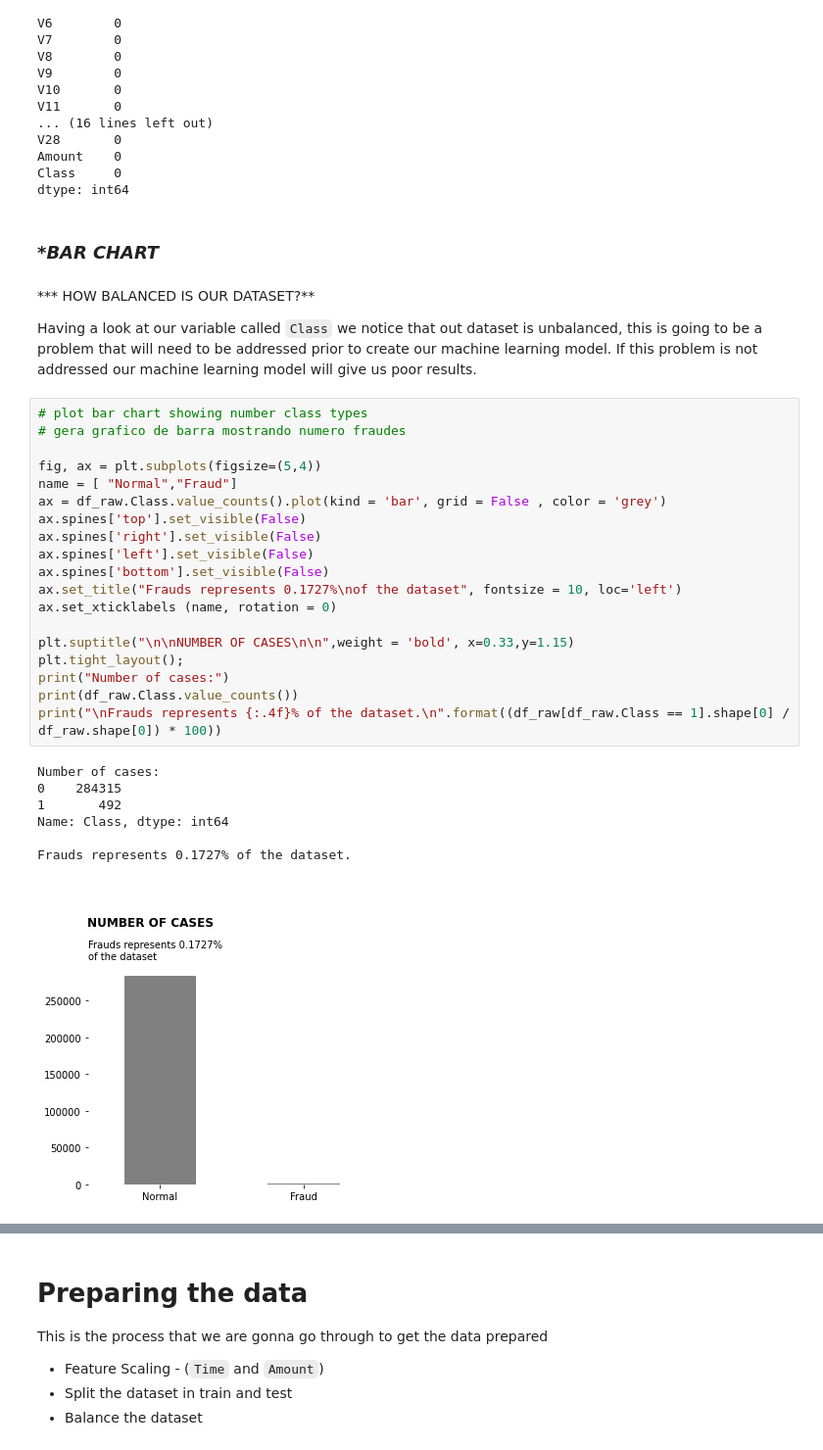
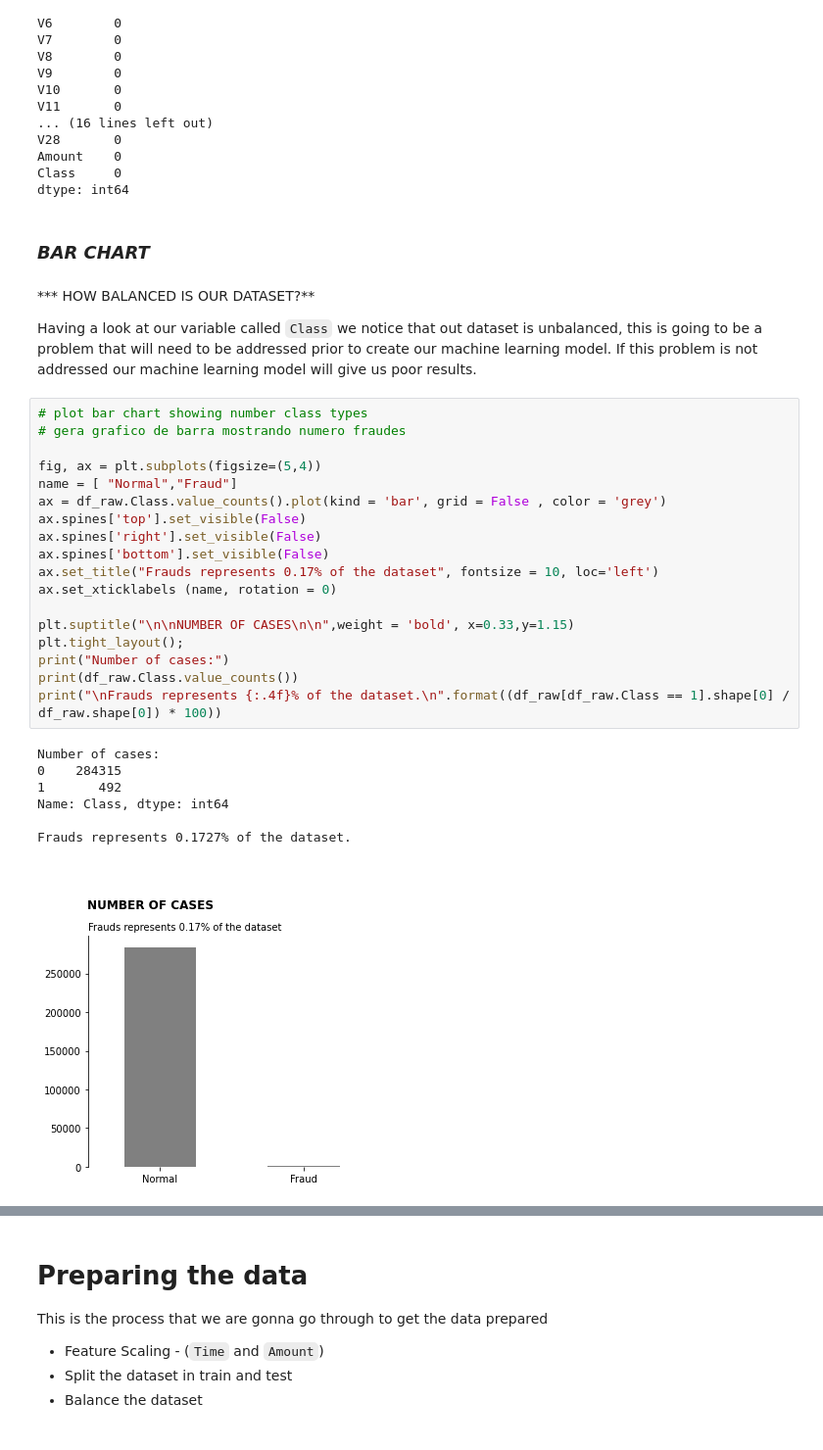
Before and after one commit to glauciodrumond/Data_Science_Projects, a Jupyter notebook: Project_Credit_Card_Fraude_Detection.ipynb, the cells around one changed output, grey strips where cells are left out. Shown: that part at 98% size. Drawn from its saved outputs; the diff is of its cells as text.

```diff
--- a/Project_Credit_Card_Fraude_Detection.ipynb
+++ b/Project_Credit_Card_Fraude_Detection.ipynb
@@ -136,7 +132,7 @@ Amount    0
 Class     0
 dtype: int64
 # %% [markdown]
-### ****BAR CHART***
+### ***BAR CHART***
 # %% [markdown]
 *** HOW BALANCED IS OUR DATASET?**
 
@@ -144,28 +140,27 @@ Having a look at our variable called  `Class`  we notice that out dataset is unb
 # %%
 # plot bar chart showing number class types
 # gera grafico de barra mostrando numero fraudes
 
 fig, ax = plt.subplots(figsize=(5,4))
 name = [ "Normal","Fraud"]
 ax = df_raw.Class.value_counts().plot(kind = 'bar', grid = False , color = 'grey')
 ax.spines['top'].set_visible(False)
 ax.spines['right'].set_visible(False)
-ax.spines['left'].set_visible(False)
 ax.spines['bottom'].set_visible(False)
-ax.set_title("Frauds represents 0.1727%\nof the dataset", fontsize = 10, loc='left')
+ax.set_title("Frauds represents 0.17% of the dataset", fontsize = 10, loc='left')
 ax.set_xticklabels (name, rotation = 0)
 
 plt.suptitle("\n\nNUMBER OF CASES\n\n",weight = 'bold', x=0.33,y=1.15)
 plt.tight_layout();
 print("Number of cases:")
 print(df_raw.Class.value_counts())
 print("\nFrauds represents {:.4f}% of the dataset.\n".format((df_raw[df_raw.Class == 1].shape[0] / df_raw.shape[0]) * 100))
 # %% [output]
 Number of cases:
 0    284315
 1       492
 Name: Class, dtype: int64
 
 Frauds represents 0.1727% of the dataset.
-[figure, old version]
+[figure, new version]
 # %% [markdown]
```
Also changed, not shown: parts of 31 cells of this notebook.
